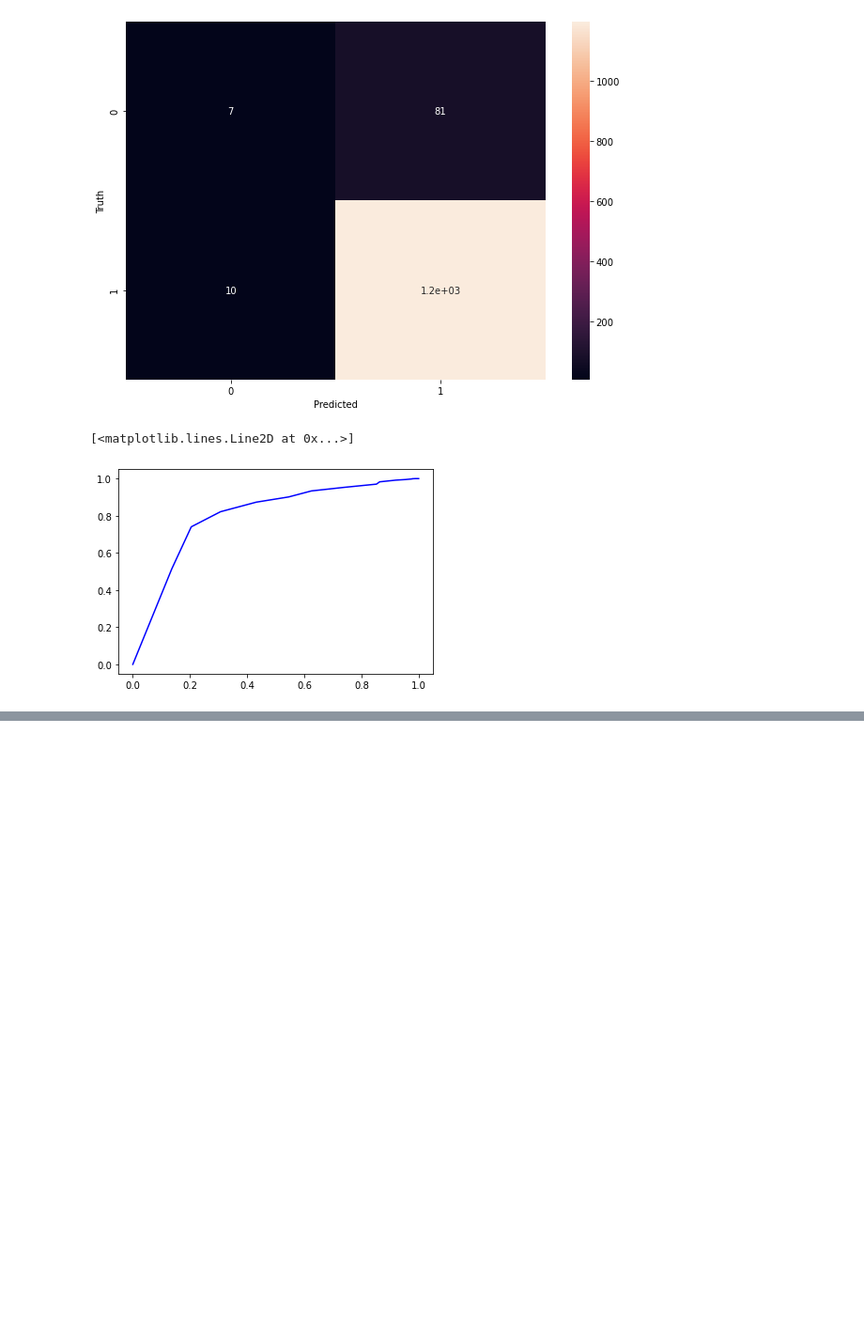
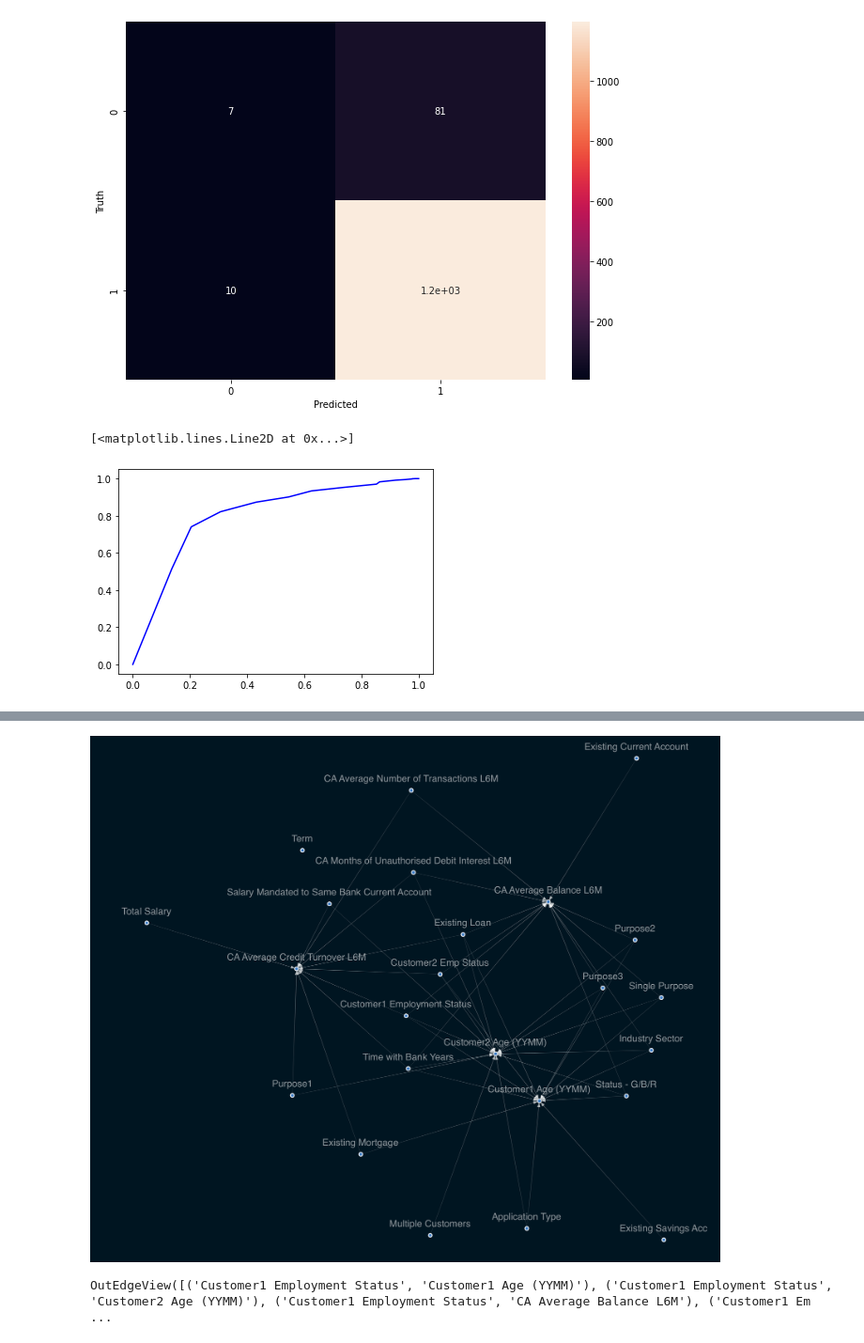
Before and after one commit to thomasgvero/MSc-Dissertation, a Jupyter notebook: DataExp.ipynb, the cells around one changed output, grey strips where cells are left out. Shown at 94% size. Drawn from its saved outputs; the diff is of its cells as text; code cells hidden in the pictures; blank space fills up the shorter version.

```diff
--- a/DataExp.ipynb
+++ b/DataExp.ipynb
@@ -239,0 +770,14 @@ plt.plot(fpr,tpr,'b',label = 'AUC = %0.2f' % roc_auc)
+# %%
+sm.remove_edges_below_threshold(10)
+viz = plot_structure(
+    sm,
+    graph_attributes={"scale": "2"},
+    all_node_attributes=NODE_STYLE.WEAK,
+    all_edge_attributes=EDGE_STYLE.WEAK)
+Image(viz.draw(format='png'))
+# %% [output]
+[figure, added]
+# %%
+sm.edges
+# %% [output]
+OutEdgeView([('Customer1 Employment Status', 'Customer1 Age (YYMM)'), ('Customer1 Employment Status', 'Customer2 Age (YYMM)'), ('Customer1 Employment Status', 'CA Average Balance L6M'), ('Customer1 Em ...
```
Also changed, not shown: parts of 51 cells of this notebook, 10 other files.
